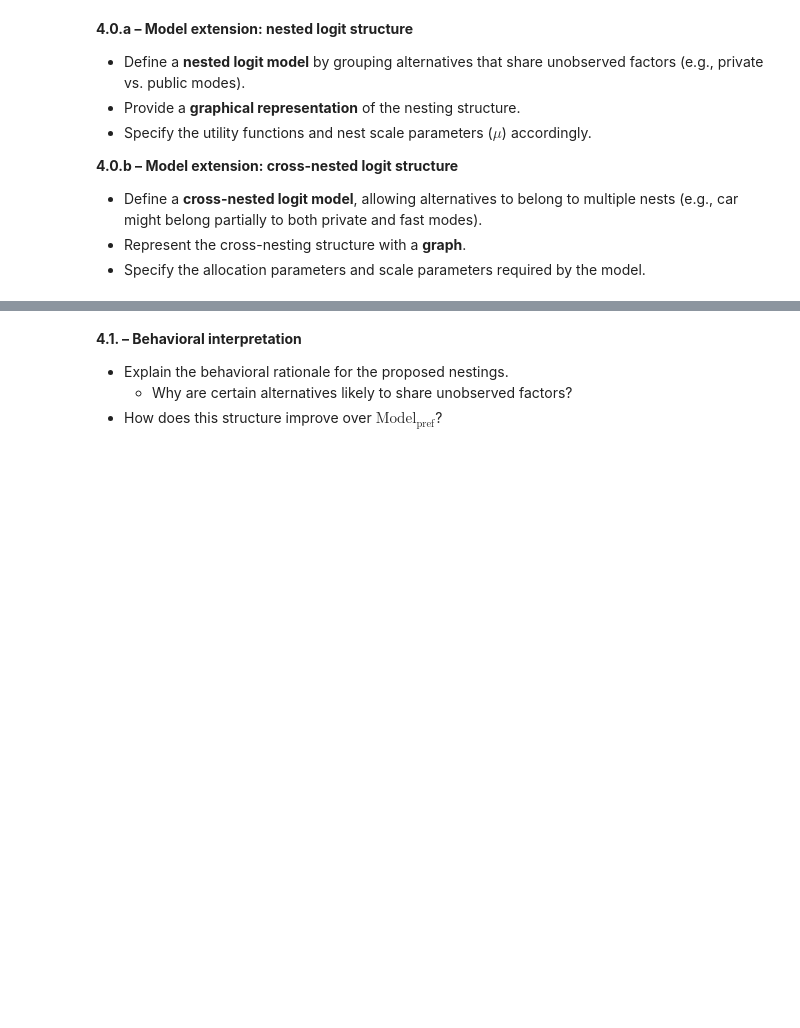
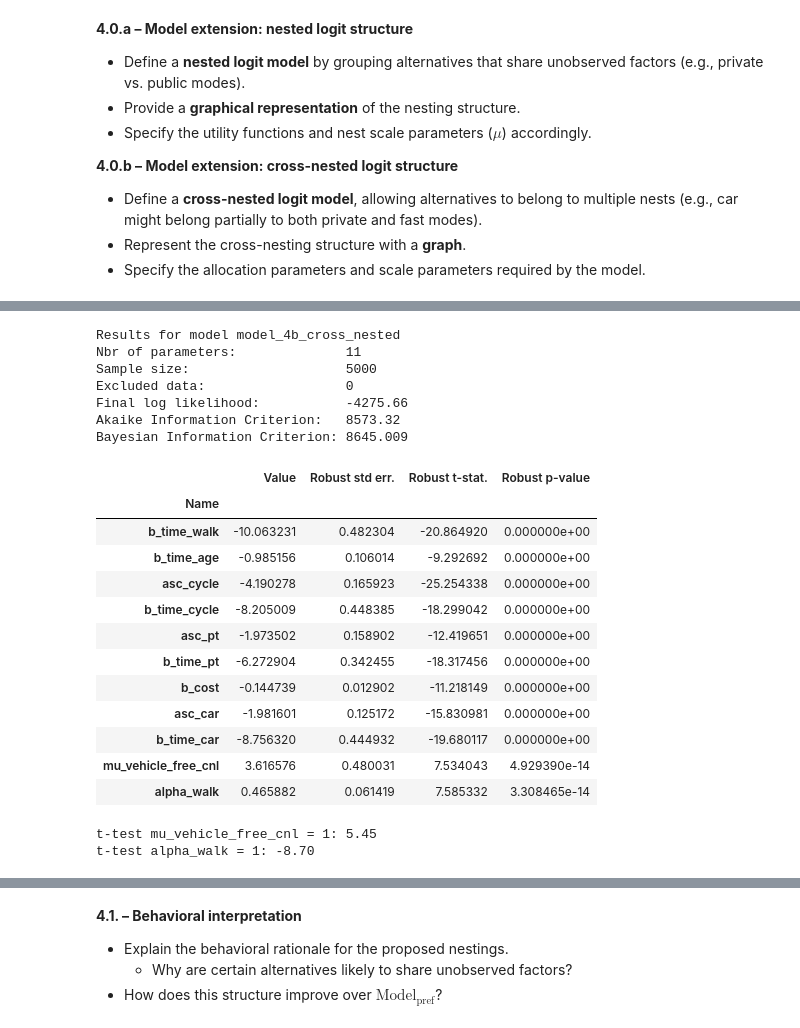
Before and after one commit to PabloSarro/london-mode-choice, a Jupyter notebook: src/assignment.ipynb, the cells around one changed output, grey strips where cells are left out. Cells and saved outputs as stored; diff of their text form; code cells hidden in the pictures; blank space fills up the shorter version.

```diff
--- a/src/assignment.ipynb
+++ b/src/assignment.ipynb
@@ -878,0 +931,44 @@ Using $\text{Model}_\text{pref}$ as the base model, propose and test both a **ne
+# %%
+# Model 4b: cross-nested logit. PT belongs to the vehicle-free nest; walk belongs to the vehicle-free nest
+# (allocation alpha_walk) and to a nest of its own (1 - alpha_walk). Cycle and car are alone.
+mu_vehicle_free_cnl = Beta('mu_vehicle_free_cnl', 1.5, 1, 10, 0)
+alpha_walk = Beta('alpha_walk', 0.5, 0, 1, 0)
+nests_4b = NestsForCrossNestedLogit(
+    choice_set=[1, 2, 3, 4],
+    tuple_of_nests=(
+        OneNestForCrossNestedLogit(nest_param=mu_vehicle_free_cnl, dict_of_alpha={1: alpha_walk, 3: 1.0},
+                                   name='vehicle_free'),
+        OneNestForCrossNestedLogit(nest_param=1.0, dict_of_alpha={1: 1 - alpha_walk}, name='walk_alone'),
+        OneNestForCrossNestedLogit(nest_param=1.0, dict_of_alpha={2: 1.0}, name='cycle'),
+        OneNestForCrossNestedLogit(nest_param=1.0, dict_of_alpha={4: 1.0}, name='car'),
+    ),
+)
+results_4b = estimate_from_3a(logcnl(V_3a, availability, nests_4b, travel_mode), 'model_4b_cross_nested')
+print(results_4b.short_summary())
+param_4b = get_pandas_estimated_parameters(estimation_results=results_4b)['Estimated parameters'].set_index('Name')
+display(param_4b)
+for name in ['mu_vehicle_free_cnl', 'alpha_walk']:
+    print(f"t-test {name} = 1: {(param_4b.loc[name, 'Value'] - 1) / param_4b.loc[name, 'Robust std err.']:.2f}")
+# %% [output]
+Results for model model_4b_cross_nested
+Nbr of parameters:              11
+Sample size:                    5000
+Excluded data:                  0
+Final log likelihood:           -4275.66
+Akaike Information Criterion:   8573.32
+Bayesian Information Criterion: 8645.009
+|  | Value | Robust std err. | Robust t-stat. | Robust p-value |
+| Name |  |  |  |  |
+| b_time_walk | -10.063231 | 0.482304 | -20.864920 | 0.000000e+00 |
+| b_time_age | -0.985156 | 0.106014 | -9.292692 | 0.000000e+00 |
+| asc_cycle | -4.190278 | 0.165923 | -25.254338 | 0.000000e+00 |
+| b_time_cycle | -8.205009 | 0.448385 | -18.299042 | 0.000000e+00 |
+| asc_pt | -1.973502 | 0.158902 | -12.419651 | 0.000000e+00 |
+| b_time_pt | -6.272904 | 0.342455 | -18.317456 | 0.000000e+00 |
+| b_cost | -0.144739 | 0.012902 | -11.218149 | 0.000000e+00 |
+| asc_car | -1.981601 | 0.125172 | -15.830981 | 0.000000e+00 |
+| b_time_car | -8.756320 | 0.444932 | -19.680117 | 0.000000e+00 |
+| mu_vehicle_free_cnl | 3.616576 | 0.480031 | 7.534043 | 4.929390e-14 |
+| alpha_walk | 0.465882 | 0.061419 | 7.585332 | 3.308465e-14 |
+t-test mu_vehicle_free_cnl = 1: 5.45
+t-test alpha_walk = 1: -8.70
```
Also changed, not shown: parts of 10 cells of this notebook.
